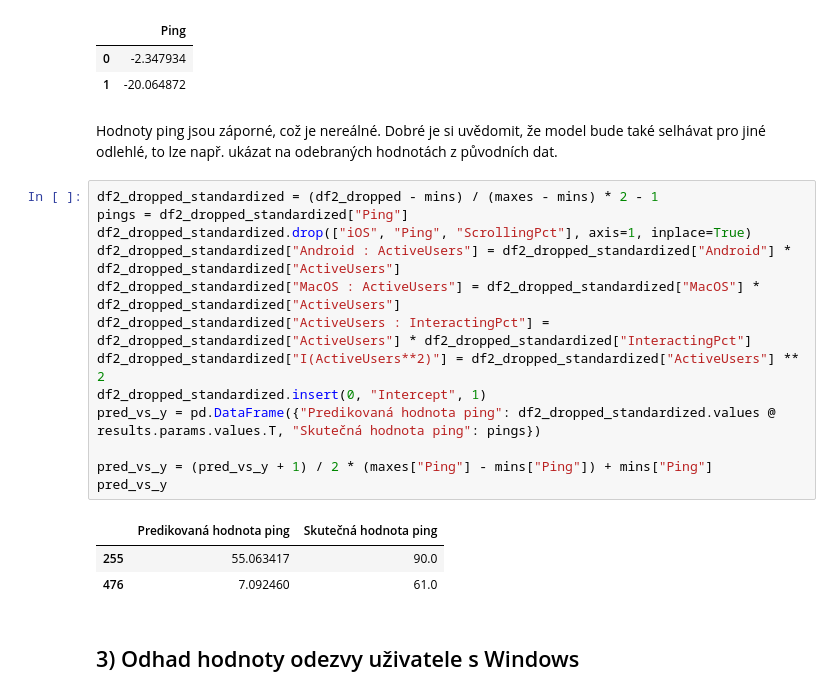
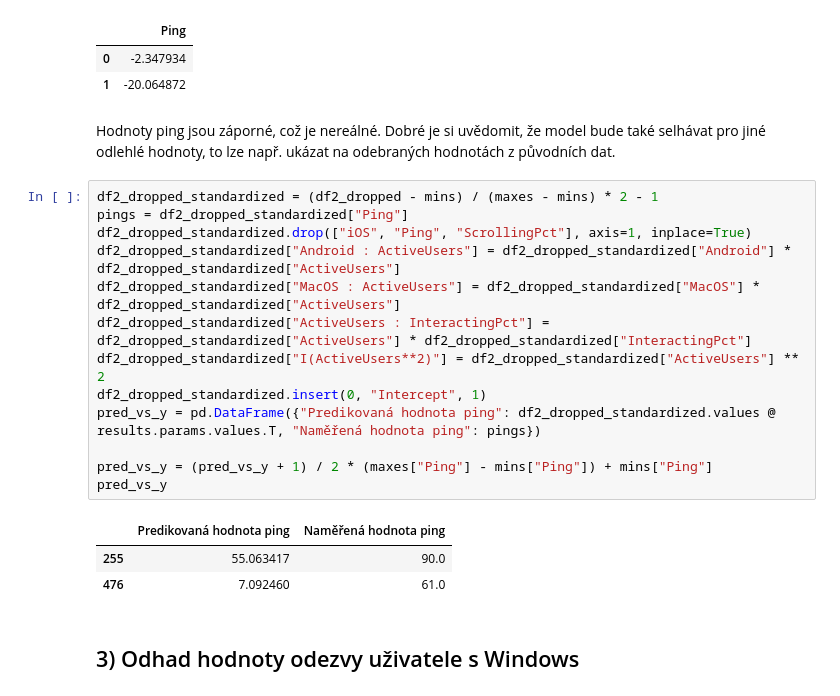
Before and after one commit to xmihol00/MSP, a Jupyter notebook: proj2/proj2.ipynb, the cells around one changed output. Saved outputs shown, nothing was run; the diff lists cells and outputs as text.

```diff
--- a/proj2/proj2.ipynb
+++ b/proj2/proj2.ipynb
@@ -843,22 +878,22 @@ pd.DataFrame({"Ping": prediction})
 | 0 | -2.347934 |
 | 1 | -20.064872 |
 # %% [markdown]
-Hodnoty ping jsou záporné, což je nereálné. Dobré je si uvědomit, že model bude také selhávat pro jiné odlehlé, to lze např. ukázat na odebraných hodnotách z původních dat.
+Hodnoty ping jsou záporné, což je nereálné. Dobré je si uvědomit, že model bude také selhávat pro jiné odlehlé hodnoty, to lze např. ukázat na odebraných hodnotách z původních dat.
 # %%
 df2_dropped_standardized = (df2_dropped - mins) / (maxes - mins) * 2 - 1
 pings = df2_dropped_standardized["Ping"]
 df2_dropped_standardized.drop(["iOS", "Ping", "ScrollingPct"], axis=1, inplace=True)
 df2_dropped_standardized["Android : ActiveUsers"] = df2_dropped_standardized["Android"] * df2_dropped_standardized["ActiveUsers"]
 df2_dropped_standardized["MacOS : ActiveUsers"] = df2_dropped_standardized["MacOS"] * df2_dropped_standardized["ActiveUsers"]
 df2_dropped_standardized["ActiveUsers : InteractingPct"] = df2_dropped_standardized["ActiveUsers"] * df2_dropped_standardized["InteractingPct"]
 df2_dropped_standardized["I(ActiveUsers**2)"] = df2_dropped_standardized["ActiveUsers"] ** 2
 df2_dropped_standardized.insert(0, "Intercept", 1)
-pred_vs_y = pd.DataFrame({"Predikovaná hodnota ping": df2_dropped_standardized.values @ results.params.values.T, "Skutečná hodnota ping": pings})
+pred_vs_y = pd.DataFrame({"Predikovaná hodnota ping": df2_dropped_standardized.values @ results.params.values.T, "Naměřená hodnota ping": pings})
 
 pred_vs_y = (pred_vs_y + 1) / 2 * (maxes["Ping"] - mins["Ping"]) + mins["Ping"]
 pred_vs_y
 # %% [output]
-|  | Predikovaná hodnota ping | Skutečná hodnota ping |
+|  | Predikovaná hodnota ping | Naměřená hodnota ping |
 | 255 | 55.063417 | 90.0 |
 | 476 | 7.092460 | 61.0 |
 # %% [markdown]
```
Also changed, not shown: parts of 32 cells of this notebook.
